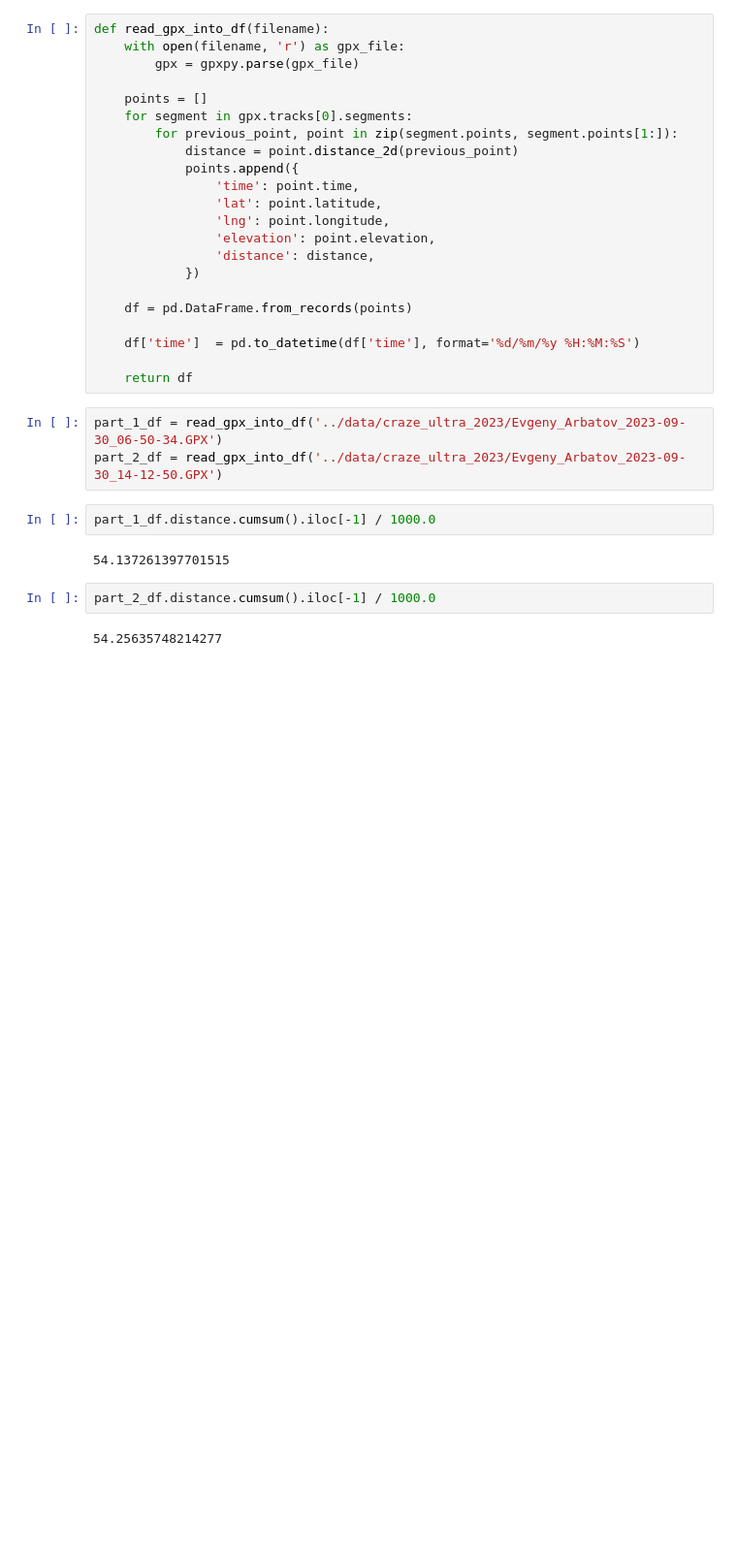
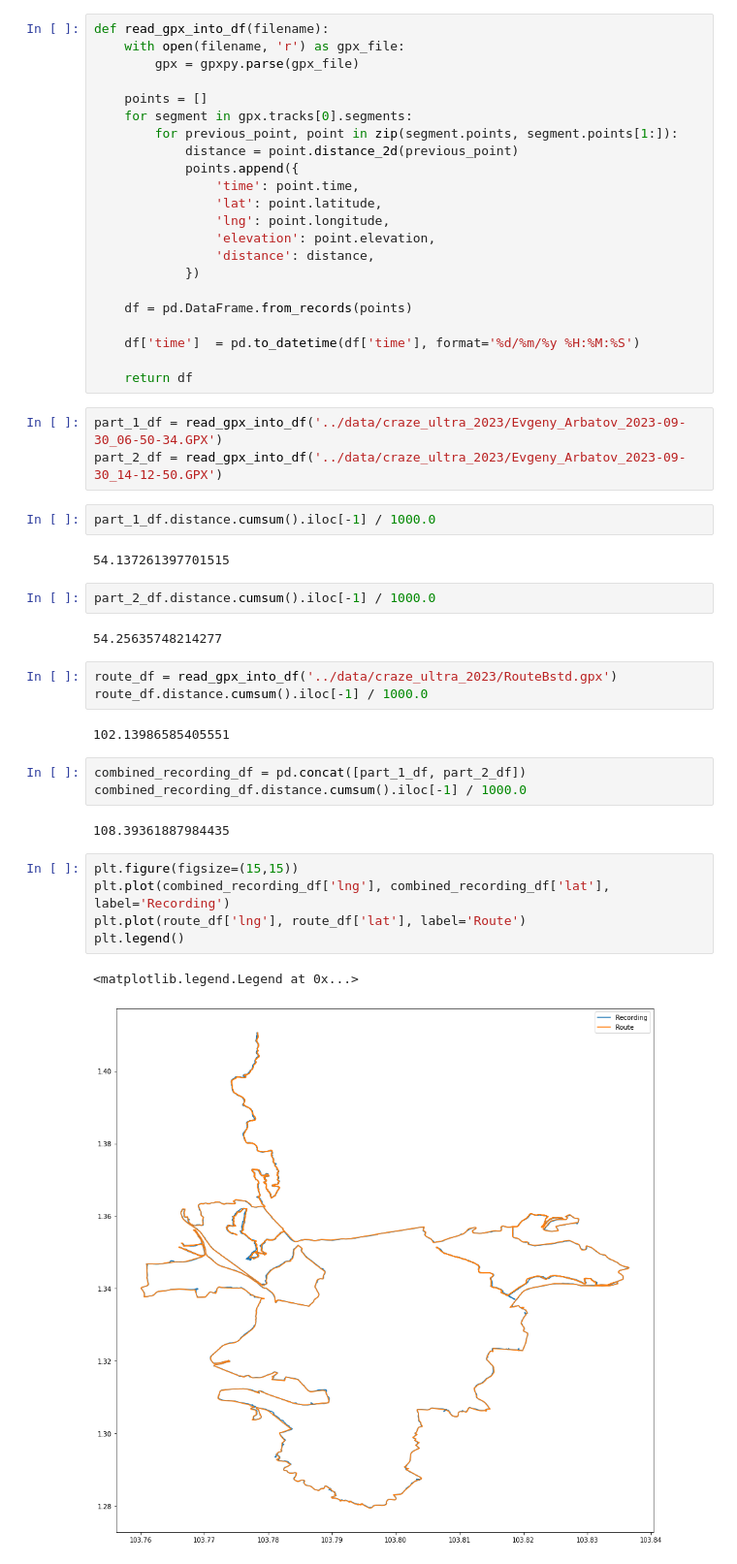
Before and after one commit to evgeniyarbatov/gpx-data-analysis, a Jupyter notebook: notebooks/Craze Ultra 2023.ipynb, the cells around one changed output. Shown at 97% size. Saved outputs shown, nothing was run; the diff lists cells and outputs as text; blank space fills up the shorter version.

Commit message:
Perfect overlap with GPX file - why distance is different?

```diff
--- a/notebooks/Craze Ultra 2023.ipynb
+++ b/notebooks/Craze Ultra 2023.ipynb
@@ -35,3 +38,21 @@ part_1_df.distance.cumsum().iloc[-1] / 1000.0
 part_2_df.distance.cumsum().iloc[-1] / 1000.0
 # %% [output]
 54.25635748214277
+# %%
+route_df = read_gpx_into_df('../data/craze_ultra_2023/RouteBstd.gpx')
+route_df.distance.cumsum().iloc[-1] / 1000.0
+# %% [output]
+102.13986585405551
+# %%
+combined_recording_df = pd.concat([part_1_df, part_2_df])
+combined_recording_df.distance.cumsum().iloc[-1] / 1000.0
+# %% [output]
+108.39361887984435
+# %%
+plt.figure(figsize=(15,15))
+plt.plot(combined_recording_df['lng'], combined_recording_df['lat'], label='Recording')
+plt.plot(route_df['lng'], route_df['lat'], label='Route')
+plt.legend()
+# %% [output]
+<matplotlib.legend.Legend at 0x...>
+[figure, added]
```
Also changed, not shown: parts of 1 cell of this notebook, 1 other file.
